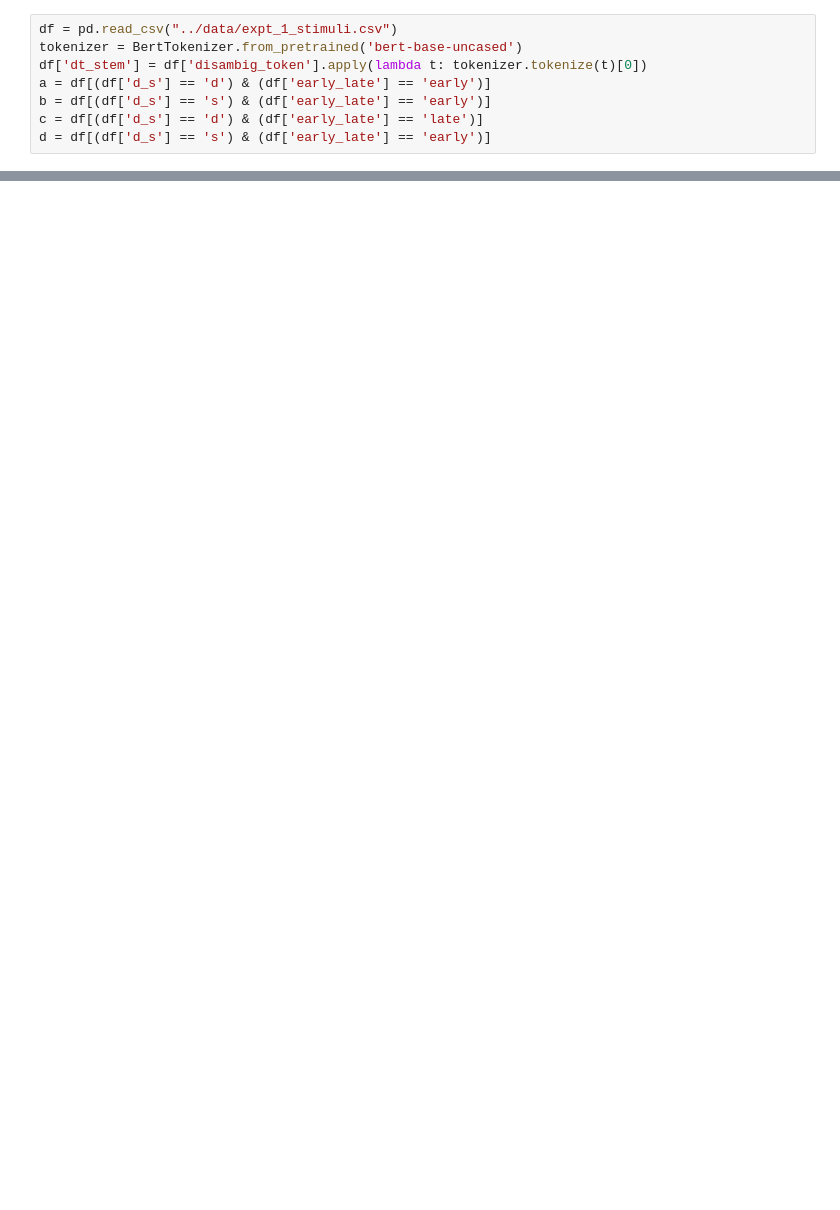
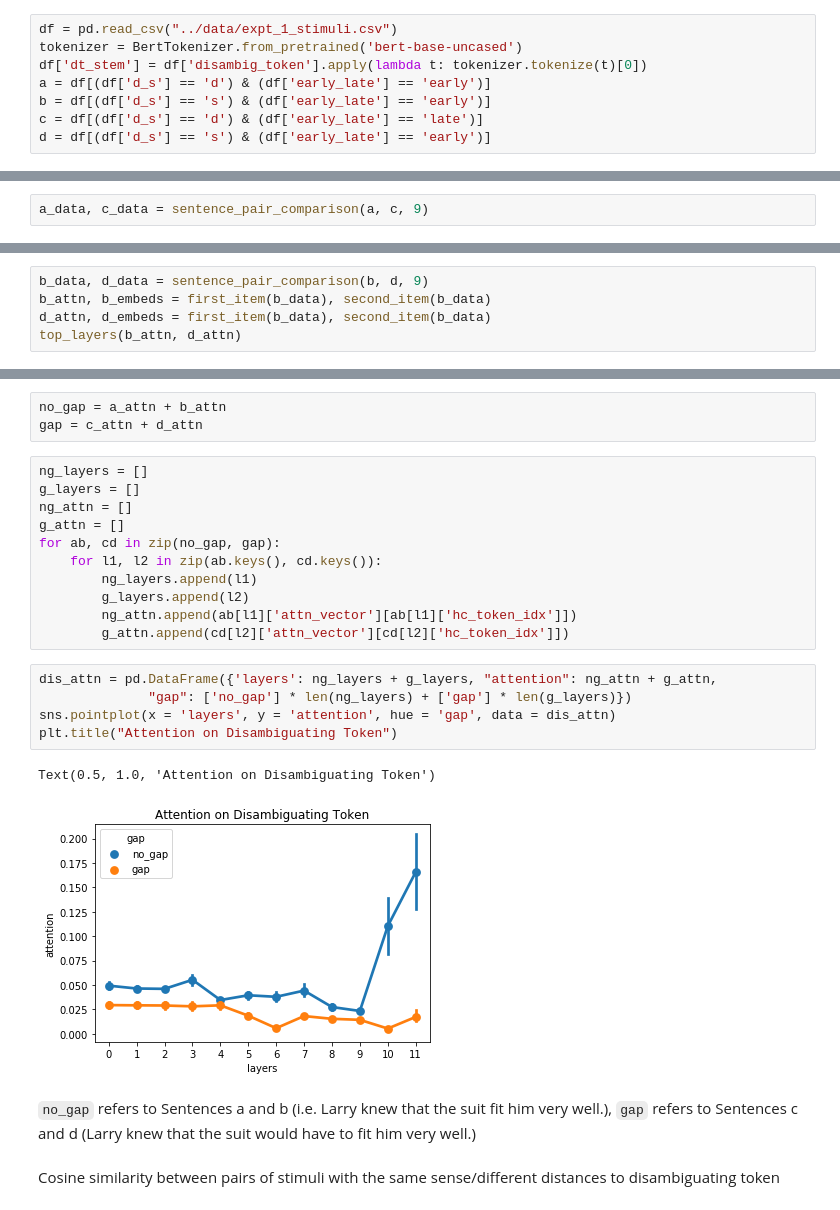
Before and after one commit to sathvikn/bert-wordsense, a Jupyter notebook: codebase/notebooks/ctx-distance-analysis.ipynb, the cells around one changed output, grey strips where cells are left out. Saved outputs shown, nothing was run; the diff lists cells and outputs as text; blank space fills up the shorter version.

```diff
--- a/codebase/notebooks/ctx-distance-analysis.ipynb
+++ b/codebase/notebooks/ctx-distance-analysis.ipynb
@@ -153,0 +36,2 @@ def target_attns(sentence, target_token, disambig_token, model):
+# %%
+a_data, c_data = sentence_pair_comparison(a, c, 9)
@@ -153,0 +61,5 @@ def target_attns(sentence, target_token, disambig_token, model):
+# %%
+b_data, d_data = sentence_pair_comparison(b, d, 9)
+b_attn, b_embeds = first_item(b_data), second_item(b_data)
+d_attn, d_embeds = first_item(b_data), second_item(b_data)
+top_layers(b_attn, d_attn)
@@ -153,0 +83,26 @@ def target_attns(sentence, target_token, disambig_token, model):
+# %%
+no_gap = a_attn + b_attn
+gap = c_attn + d_attn
+# %%
+ng_layers = []
+g_layers = []
+ng_attn = []
+g_attn = []
+for ab, cd in zip(no_gap, gap):
+    for l1, l2 in zip(ab.keys(), cd.keys()):
+        ng_layers.append(l1)
+        g_layers.append(l2)
+        ng_attn.append(ab[l1]['attn_vector'][ab[l1]['hc_token_idx']])
+        g_attn.append(cd[l2]['attn_vector'][cd[l2]['hc_token_idx']])
+# %%
+dis_attn = pd.DataFrame({'layers': ng_layers + g_layers, "attention": ng_attn + g_attn,
+              "gap": ['no_gap'] * len(ng_layers) + ['gap'] * len(g_layers)})
+sns.pointplot(x = 'layers', y = 'attention', hue = 'gap', data = dis_attn)
+plt.title("Attention on Disambiguating Token")
+# %% [output]
+Text(0.5, 1.0, 'Attention on Disambiguating Token')
+[figure, added]
+# %% [markdown]
+`no_gap` refers to Sentences a and b (i.e. Larry knew that the suit fit him very well.), `gap` refers to Sentences c and d (Larry knew that the suit would have to fit him very well.)
+# %% [markdown]
+Cosine similarity between pairs of stimuli with the same sense/different distances to disambiguating token
```
Also changed, not shown: parts of 44 cells of this notebook.
